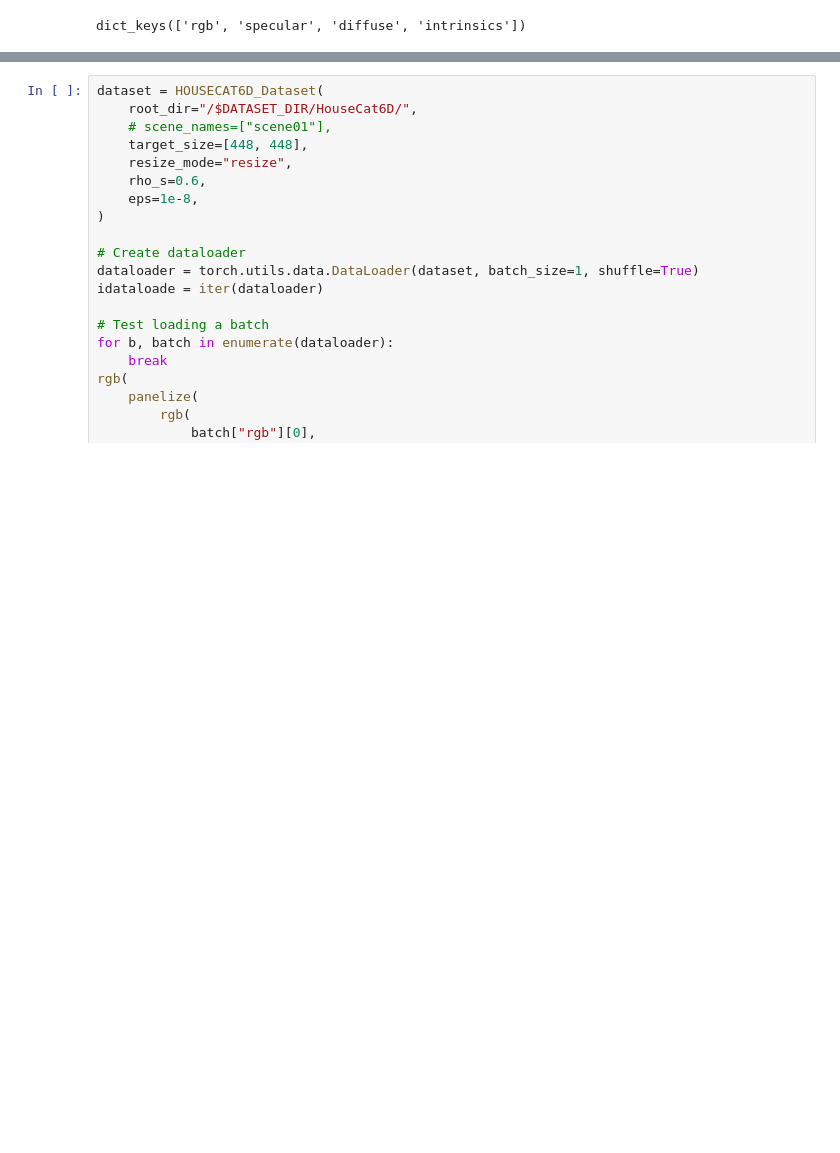
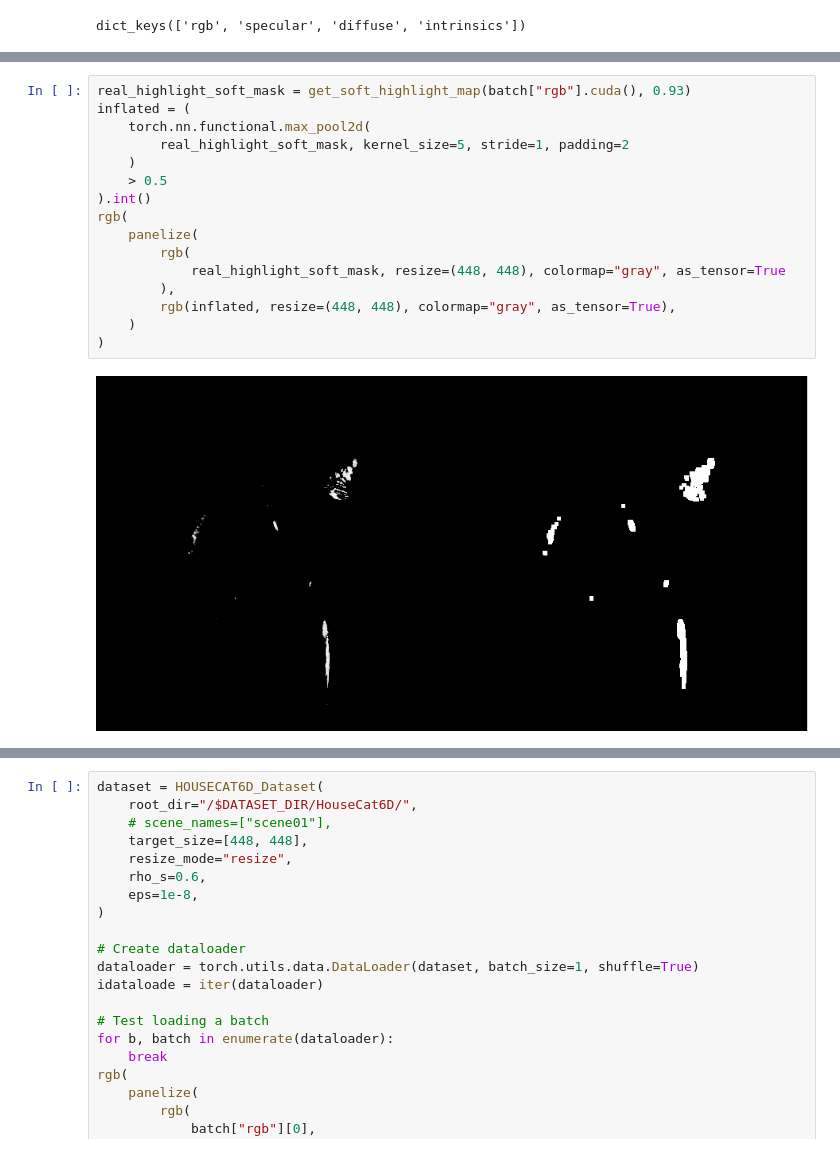
Before and after one commit to alberto-rota/UnReflectAnything, a Jupyter notebook: sandboxes/polar_highlights.ipynb, the cells around one changed output, grey strips where cells are left out. Saved outputs shown, nothing was run; the diff lists cells and outputs as text; blank space fills up the shorter version.

```diff
--- a/sandboxes/polar_highlights.ipynb
+++ b/sandboxes/polar_highlights.ipynb
@@ -66,0 +150,18 @@ rgb(
+# %%
+real_highlight_soft_mask = get_soft_highlight_map(batch["rgb"].cuda(), 0.93)
+inflated = (
+    torch.nn.functional.max_pool2d(
+        real_highlight_soft_mask, kernel_size=5, stride=1, padding=2
+    )
+    > 0.5
+).int()
+rgb(
+    panelize(
+        rgb(
+            real_highlight_soft_mask, resize=(448, 448), colormap="gray", as_tensor=True
+        ),
+        rgb(inflated, resize=(448, 448), colormap="gray", as_tensor=True),
+    )
+)
+# %% [output]
+[figure, added]
```
Also changed, not shown: parts of 15 cells of this notebook, 15 other files.
